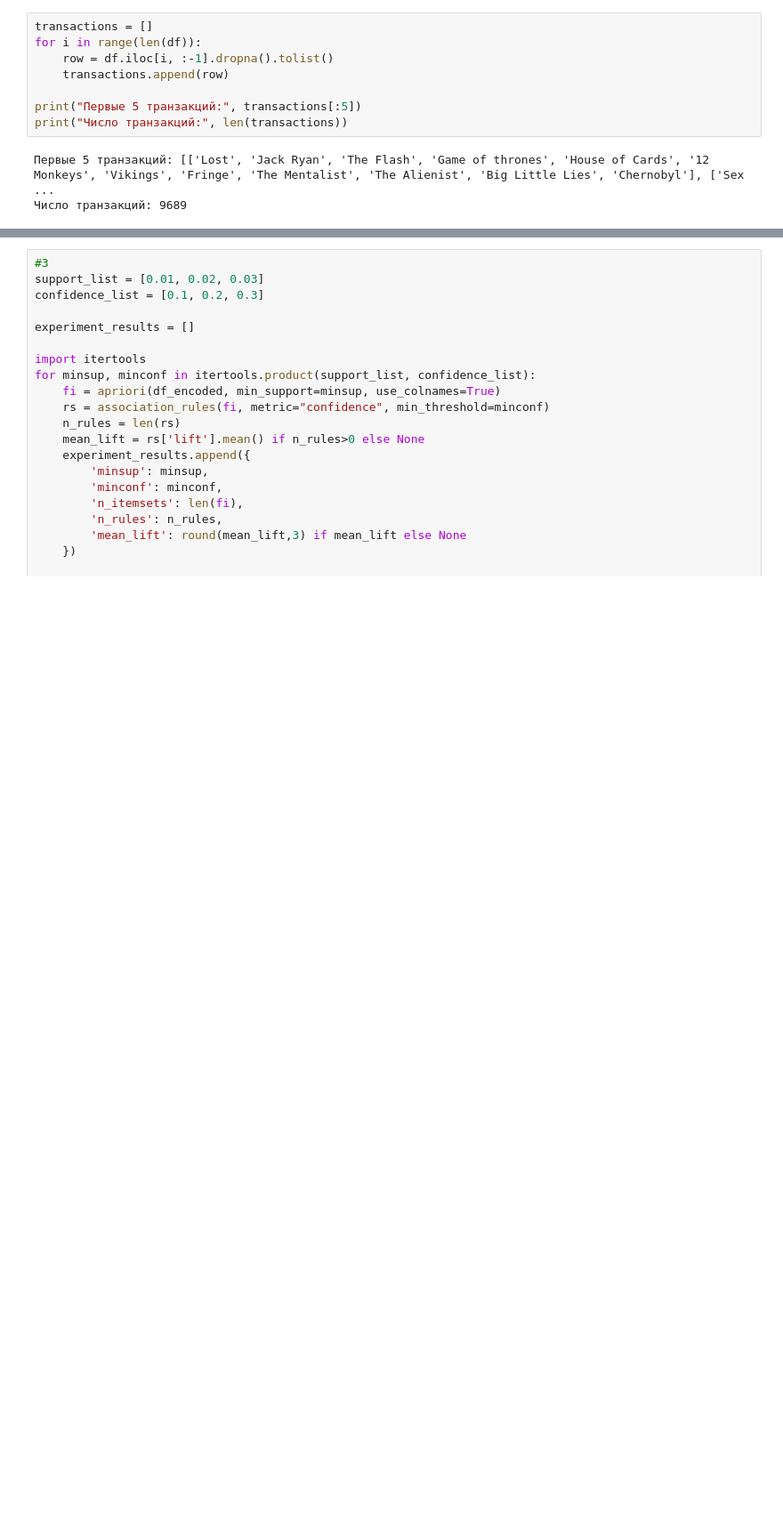
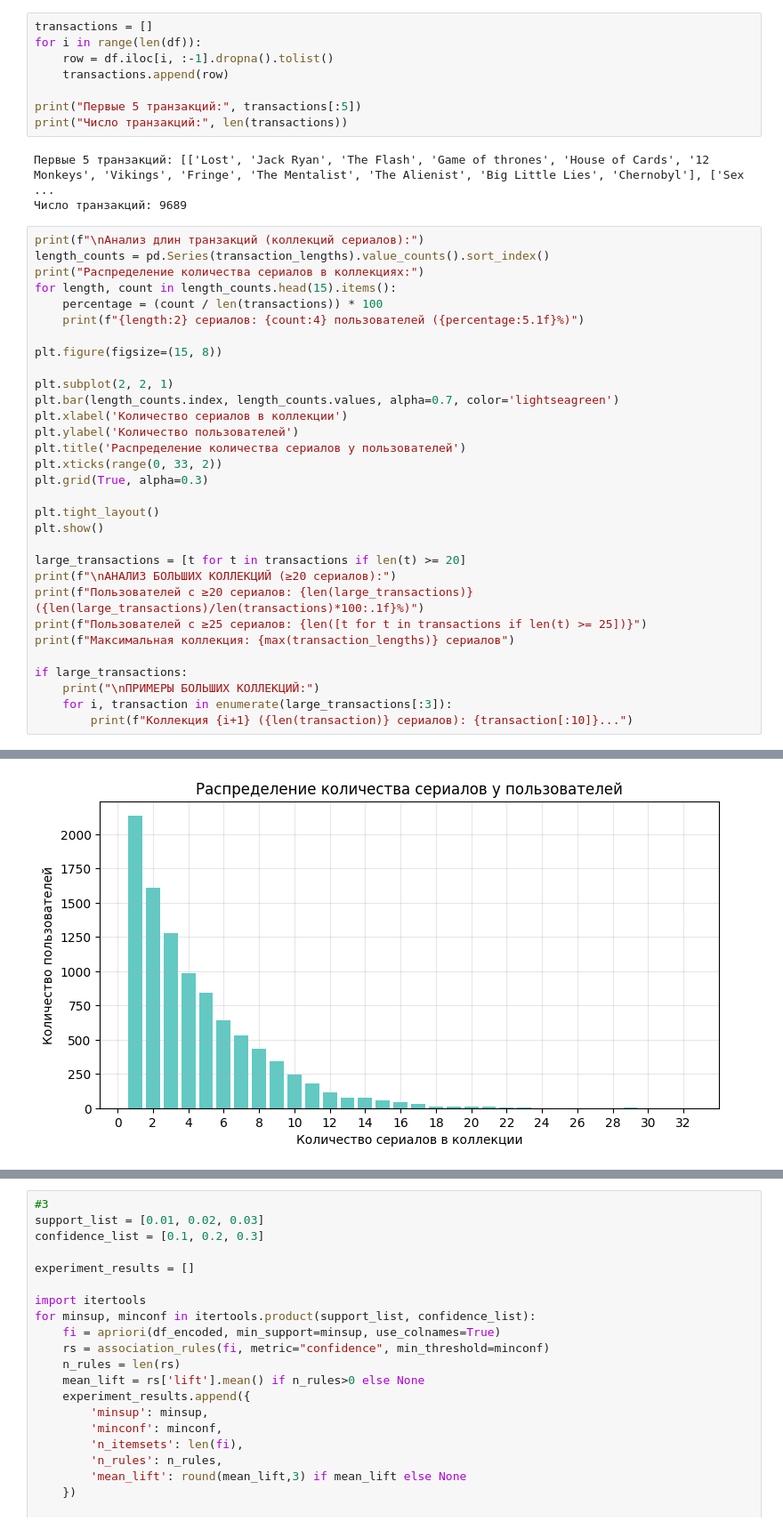
Before and after one commit to AccuRion1/machinelearn2, a Jupyter notebook: tv_lab2.ipynb, the cells around one changed output, grey strips where cells are left out. Shown at 89% size. Saved outputs shown, nothing was run; the diff lists cells and outputs as text; blank space fills up the shorter version.

```diff
--- a/tv_lab2.ipynb
+++ b/tv_lab2.ipynb
@@ -143,3 +144,35 @@ print("Число транзакций:", len(transactions))
 # %% [output]
 Первые 5 транзакций: [['Lost', 'Jack Ryan', 'The Flash', 'Game of thrones', 'House of Cards', '12 Monkeys', 'Vikings', 'Fringe', 'The Mentalist', 'The Alienist', 'Big Little Lies', 'Chernobyl'], ['Sex ...
 Число транзакций: 9689
+# %%
+print(f"\nАнализ длин транзакций (коллекций сериалов):")
+length_counts = pd.Series(transaction_lengths).value_counts().sort_index()
+print("Распределение количества сериалов в коллекциях:")
+for length, count in length_counts.head(15).items():
+    percentage = (count / len(transactions)) * 100
+    print(f"{length:2} сериалов: {count:4} пользователей ({percentage:5.1f}%)")
+
+plt.figure(figsize=(15, 8))
+
+plt.subplot(2, 2, 1)
+plt.bar(length_counts.index, length_counts.values, alpha=0.7, color='lightseagreen')
+plt.xlabel('Количество сериалов в коллекции')
+plt.ylabel('Количество пользователей')
+plt.title('Распределение количества сериалов у пользователей')
+plt.xticks(range(0, 33, 2))
+plt.grid(True, alpha=0.3)
+
+plt.tight_layout()
+plt.show()
+
+large_transactions = [t for t in transactions if len(t) >= 20]
+print(f"\nАНАЛИЗ БОЛЬШИХ КОЛЛЕКЦИЙ (≥20 сериалов):")
+print(f"Пользователей с ≥20 сериалов: {len(large_transactions)} ({len(large_transactions)/len(transactions)*100:.1f}%)")
+print(f"Пользователей с ≥25 сериалов: {len([t for t in transactions if len(t) >= 25])}")
+print(f"Максимальная коллекция: {max(transaction_lengths)} сериалов")
+
+if large_transactions:
+    print("\nПРИМЕРЫ БОЛЬШИХ КОЛЛЕКЦИЙ:")
+    for i, transaction in enumerate(large_transactions[:3]):
+        print(f"Коллекция {i+1} ({len(transaction)} сериалов): {transaction[:10]}...")
+# %% [output]
@@ -145,0 +196 @@ print("Число транзакций:", len(transactions))
+[figure, added]
```
Also changed, not shown: parts of 19 cells of this notebook.
